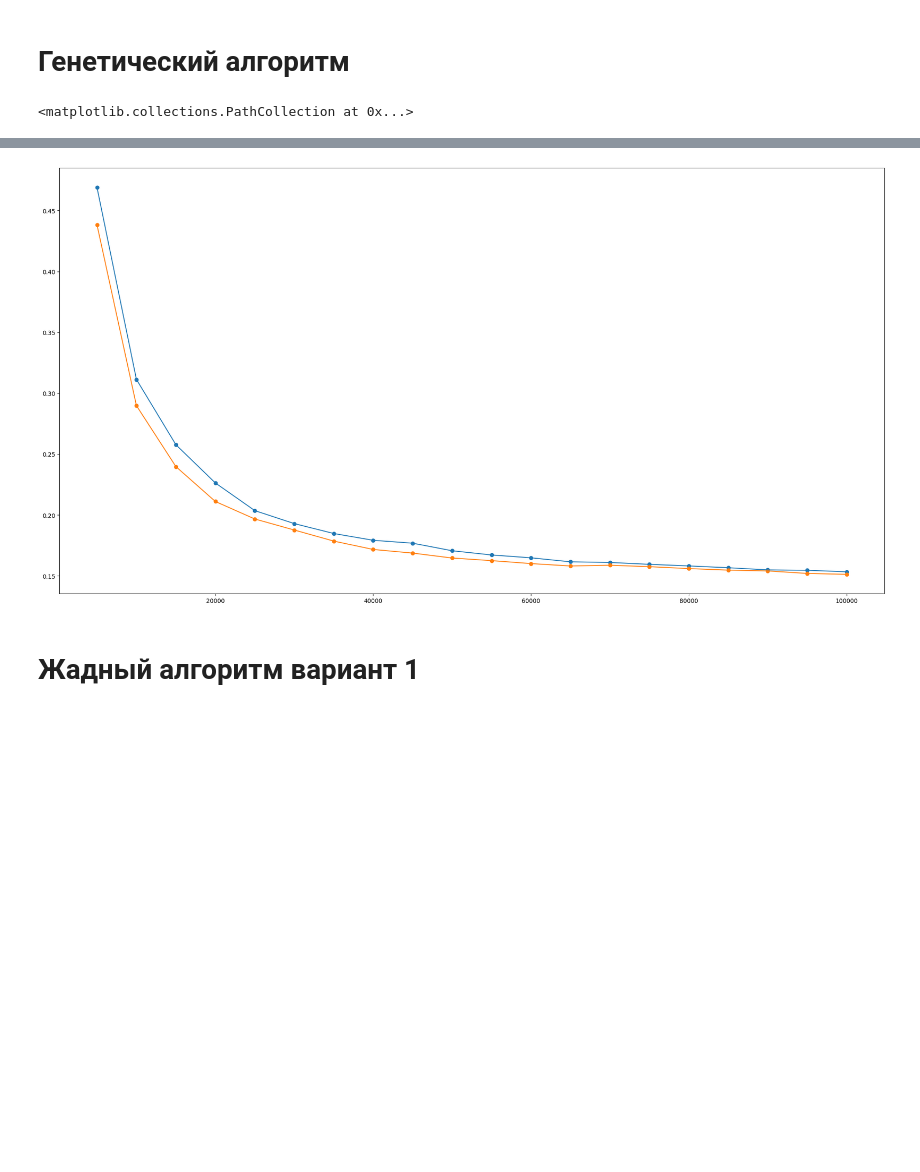
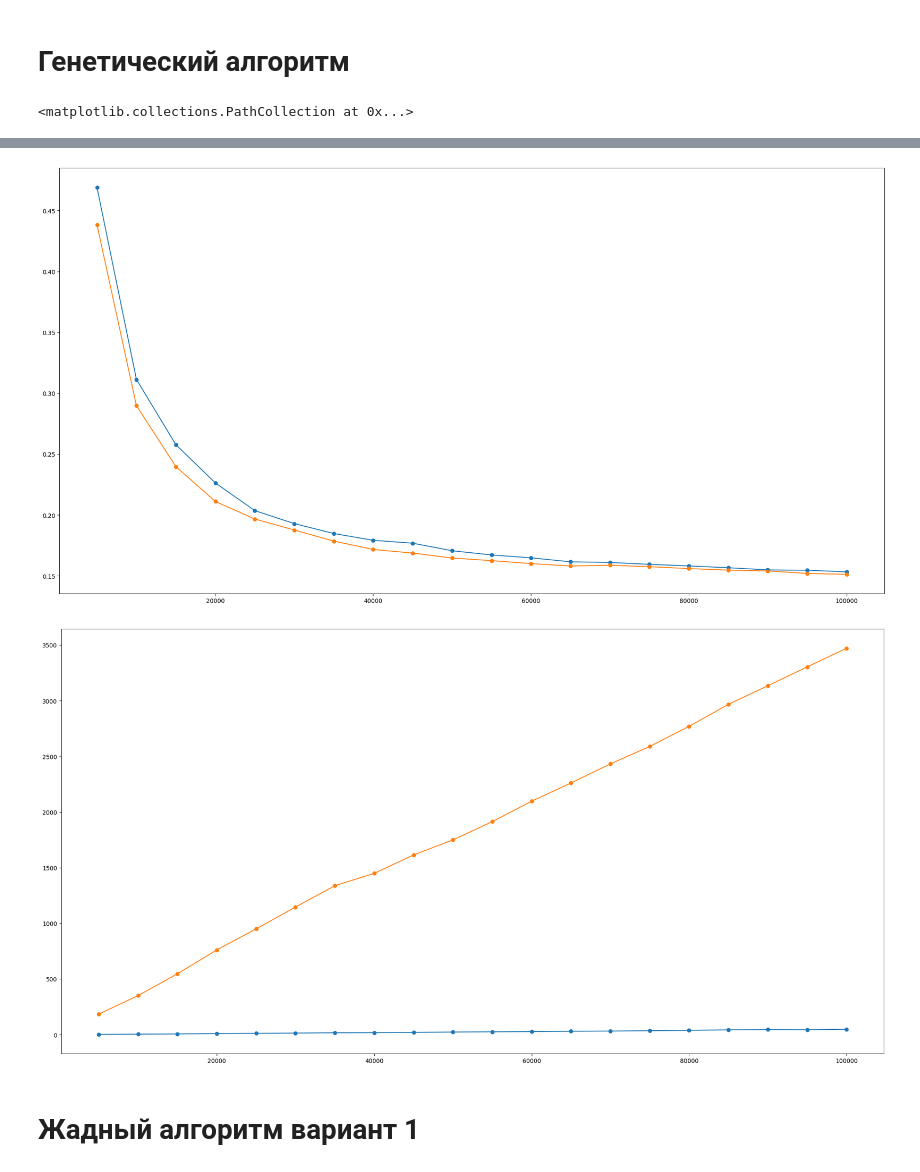
Before and after one commit to roknyazev/dp_final, a Jupyter notebook: analysis.ipynb, the cells around one changed output, grey strips where cells are left out. Drawn from its saved outputs; the diff is of its cells as text; code cells hidden in the pictures; blank space fills up the shorter version.

```diff
--- a/analysis.ipynb
+++ b/analysis.ipynb
@@ -60,18 +74,24 @@ for result in results_trivial:
 # %%
 plt.figure(1)
 plt.plot(orders_count_trivial, prices_trivial)
 plt.scatter(orders_count_trivial, prices_trivial)
 plt.plot(orders_count_genetic, prices_genetic)
 plt.scatter(orders_count_genetic, prices_genetic)
 plt.figure(2)
 plt.plot(orders_count_trivial, prices_per_order_trivial)
 plt.scatter(orders_count_trivial, prices_per_order_trivial)
 plt.plot(orders_count_genetic, prices_per_order_genetic)
 plt.scatter(orders_count_genetic, prices_per_order_genetic)
+plt.figure(3)
+plt.plot(orders_count_trivial, times_trivial)
+plt.scatter(orders_count_trivial, times_trivial)
+plt.plot(orders_count_genetic, times_genetic)
+plt.scatter(orders_count_genetic, times_genetic)
 # %% [output]
 <matplotlib.collections.PathCollection at 0x...>
 [figure]
 [figure]
+[figure, added]
 # %% [markdown]
 # Жадный алгоритм вариант 1
 # %%
```
Also changed, not shown: parts of 7 cells of this notebook, 5 other files.
